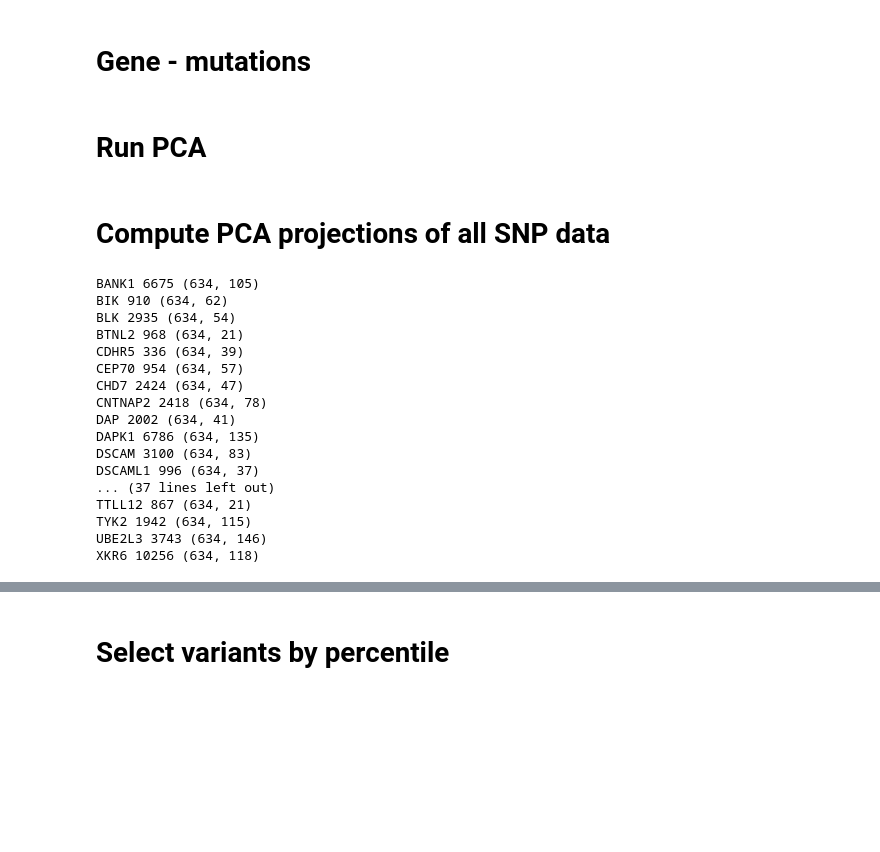
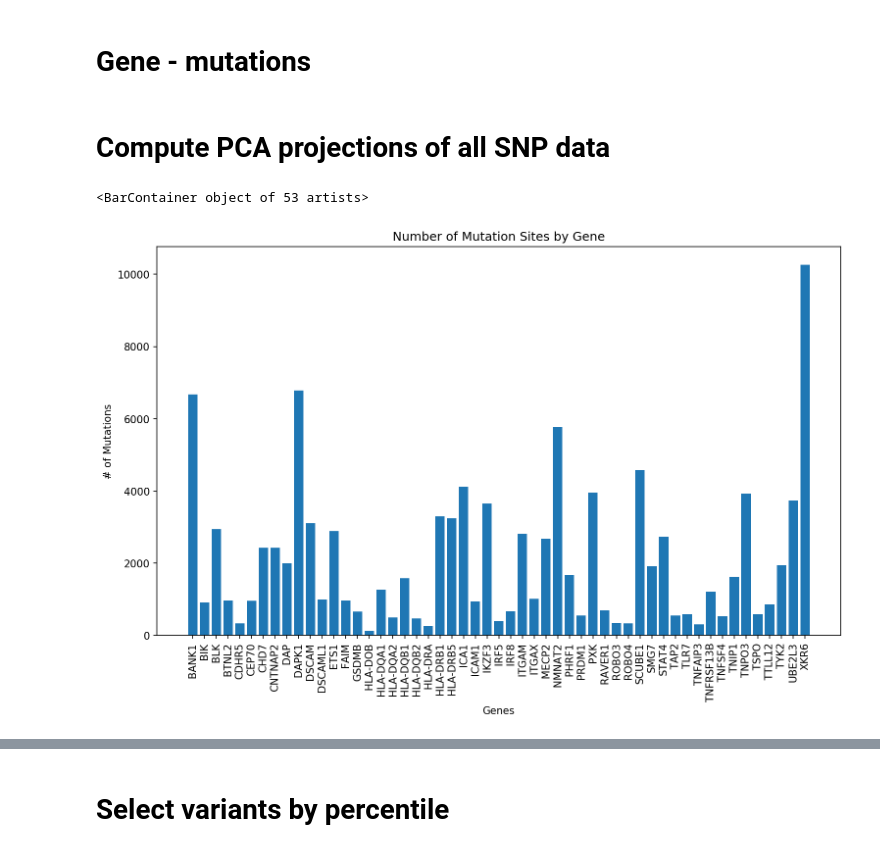
Before and after one commit to NCBI-Codeathons/SLEuth, a Jupyter notebook: variants_PCA_feature_selection.ipynb, the cells around one changed output, grey strips where cells are left out. Drawn from its saved outputs; the diff is of its cells as text; code cells hidden in the pictures; blank space fills up the shorter version.

```diff
--- a/variants_PCA_feature_selection.ipynb
+++ b/variants_PCA_feature_selection.ipynb
@@ -144,5 +149,3 @@ variant_genes = variant_genes[variant_genes["Gene(s)"] != "?"]
 variant_genes["Position"] = variant_genes["Position"].astype("object")
 # %%
 genes_56 = variant_genes["Gene(s)"].value_counts()[:56]
-# %% [markdown]
-# Run PCA
@@ -180,27 +152,15 @@ plt.scatter(x=range(pca.components_.shape[1]), y=gene_coefs_sum)
 # %% [markdown]
 # Compute PCA projections of all SNP data
-# %%
-pca_projs_by_gene = {}
-for gene in mutations_by_gene.keys():
-    pca_projs_by_gene[gene] = get_top_k_components(mutations_by_gene[gene],
-                                                   var_threshold=0.90,
-                                                   return_fit_transform=True)
-    print(gene, mutations_by_gene[gene].shape[1],  pca_projs_by_gene[gene].shape)
-# %% [output]
-BANK1 6675 (634, 105)
-BIK 910 (634, 62)
-BLK 2935 (634, 54)
-BTNL2 968 (634, 21)
-CDHR5 336 (634, 39)
-CEP70 954 (634, 57)
-CHD7 2424 (634, 47)
-CNTNAP2 2418 (634, 78)
-DAP 2002 (634, 41)
-DAPK1 6786 (634, 135)
-DSCAM 3100 (634, 83)
-DSCAML1 996 (634, 37)
-... (37 lines left out)
-TTLL12 867 (634, 21)
-TYK2 1942 (634, 115)
-UBE2L3 3743 (634, 146)
-XKR6 10256 (634, 118)
+# %%
+mutation_gene_dict = pca_v2g.get_mutations_by_gene_dict(validation_df)
+genes = list(mutation_gene_dict.keys())
+num_top_components = [mutation_gene_dict[gene].shape[1] for gene in genes]
+plt.figure(figsize=(12, 7), dpi=150)
+plt.title("Number of Mutation Sites by Gene")
+plt.xlabel("Genes")
+plt.xticks(rotation=90)
+plt.ylabel("# of Mutations")
+plt.bar(x=genes, height=num_top_components)
+# %% [output]
+<BarContainer object of 53 artists>
+[figure, added]
```
Also changed, not shown: parts of 18 cells of this notebook, 16 other files.
